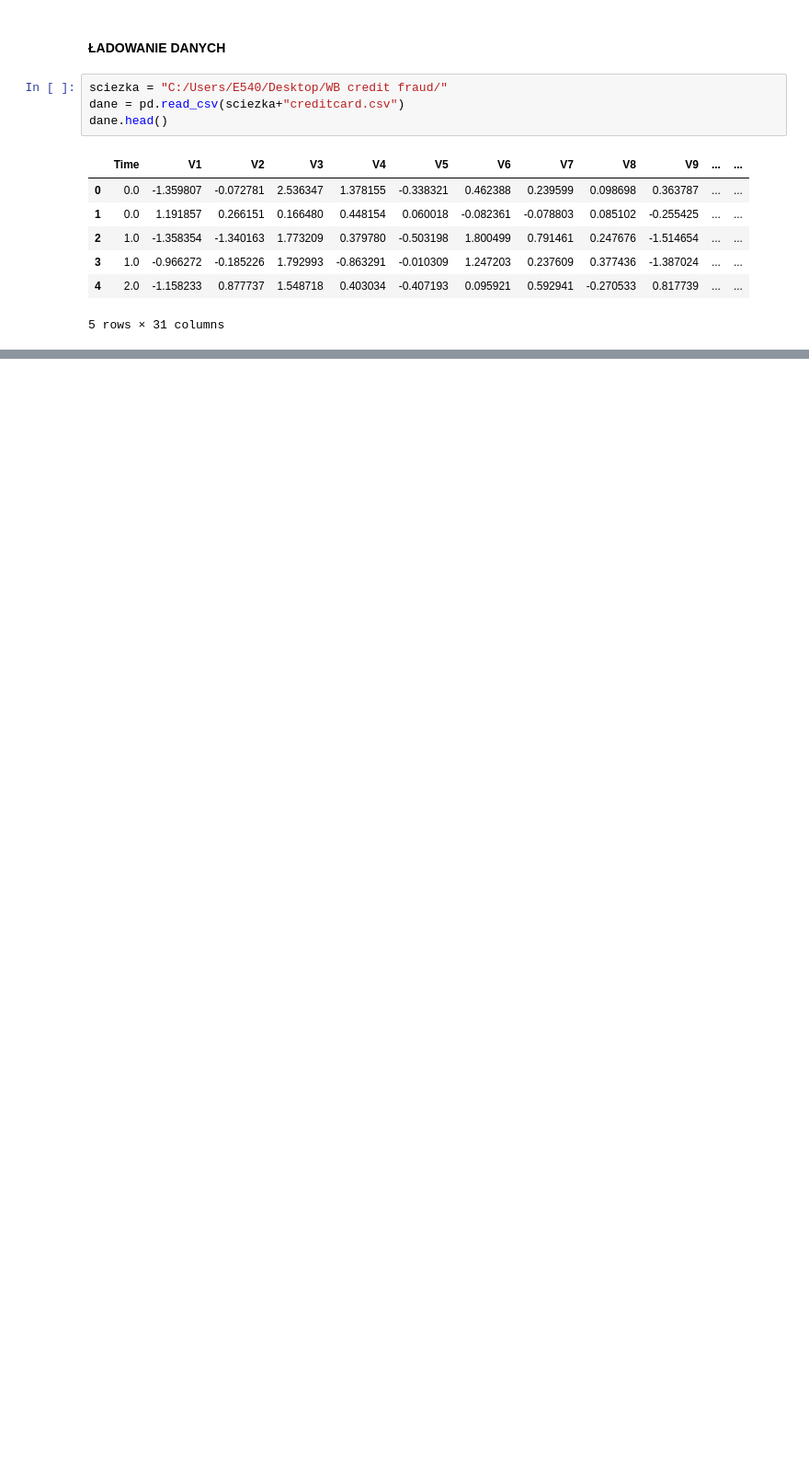
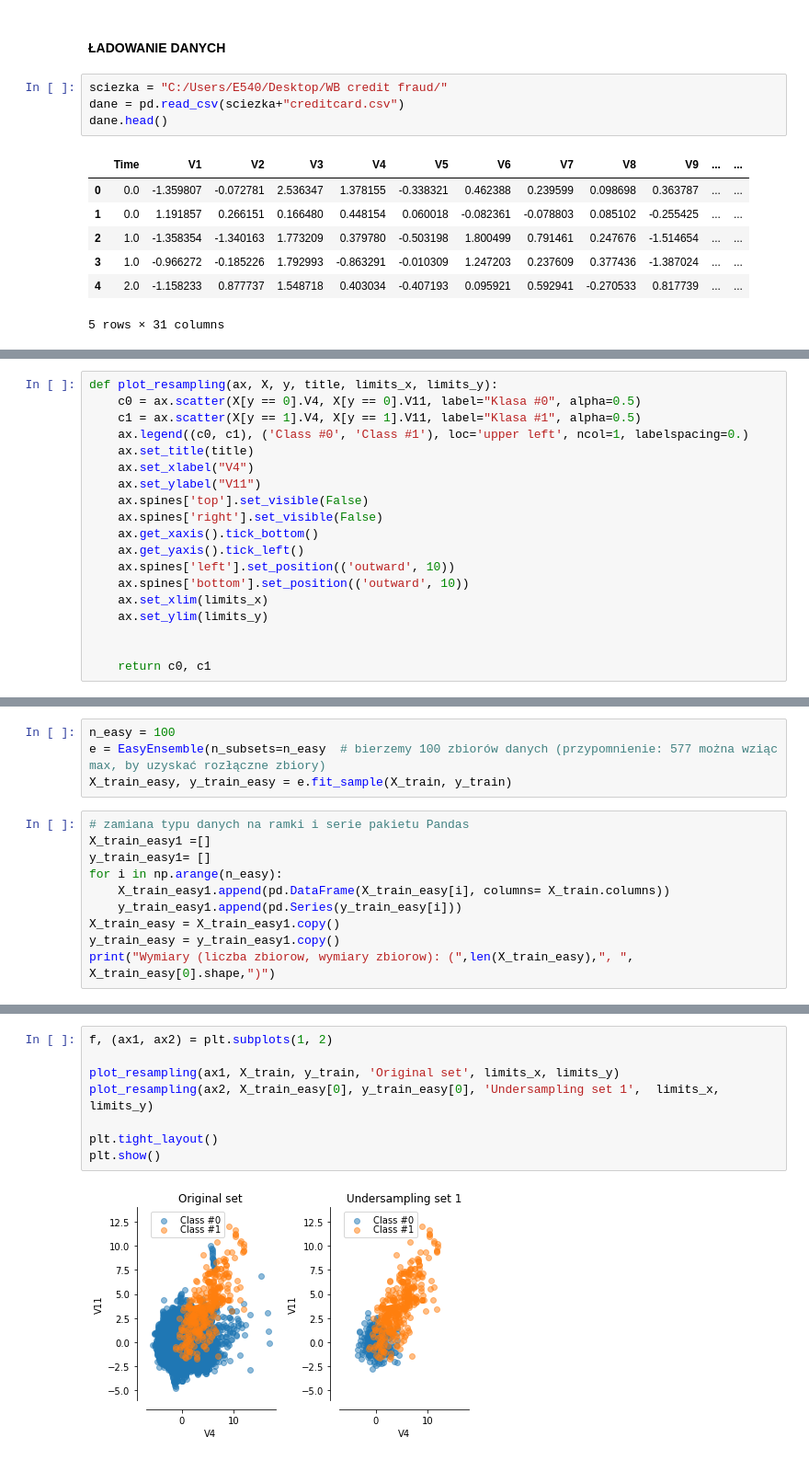
Before and after one commit to flaminka/CreditCardFraud, a Jupyter notebook: WB credit card fraud.ipynb, the cells around one changed output, grey strips where cells are left out. Shown at 92% size. Saved outputs shown, nothing was run; the diff lists cells and outputs as text; blank space fills up the shorter version.

```diff
--- a/WB credit card fraud.ipynb
+++ b/WB credit card fraud.ipynb
@@ -57,0 +80,19 @@ dtype: int64
+# %%
+def plot_resampling(ax, X, y, title, limits_x, limits_y):
+    c0 = ax.scatter(X[y == 0].V4, X[y == 0].V11, label="Klasa #0", alpha=0.5)
+    c1 = ax.scatter(X[y == 1].V4, X[y == 1].V11, label="Klasa #1", alpha=0.5)
+    ax.legend((c0, c1), ('Class #0', 'Class #1'), loc='upper left', ncol=1, labelspacing=0.)
+    ax.set_title(title)
+    ax.set_xlabel("V4")
+    ax.set_ylabel("V11")
+    ax.spines['top'].set_visible(False)
+    ax.spines['right'].set_visible(False)
+    ax.get_xaxis().tick_bottom()
+    ax.get_yaxis().tick_left()
+    ax.spines['left'].set_position(('outward', 10))
+    ax.spines['bottom'].set_position(('outward', 10))
+    ax.set_xlim(limits_x)
+    ax.set_ylim(limits_y)
+
+
+    return c0, c1
@@ -57,0 +217,14 @@ dtype: int64
+# %%
+n_easy = 100
+e = EasyEnsemble(n_subsets=n_easy  # bierzemy 100 zbiorów danych (przypomnienie: 577 można wziąc max, by uzyskać rozłączne zbiory)
+X_train_easy, y_train_easy = e.fit_sample(X_train, y_train)
+# %%
+# zamiana typu danych na ramki i serie pakietu Pandas
+X_train_easy1 =[]
+y_train_easy1= []
+for i in np.arange(n_easy):
+    X_train_easy1.append(pd.DataFrame(X_train_easy[i], columns= X_train.columns))
+    y_train_easy1.append(pd.Series(y_train_easy[i]))
+X_train_easy = X_train_easy1.copy()
+y_train_easy = y_train_easy1.copy()
+print("Wymiary (liczba zbiorow, wymiary zbiorow): (",len(X_train_easy),", ", X_train_easy[0].shape,")")
@@ -57,0 +237,10 @@ dtype: int64
+# %%
+f, (ax1, ax2) = plt.subplots(1, 2)
+
+plot_resampling(ax1, X_train, y_train, 'Original set', limits_x, limits_y)
+plot_resampling(ax2, X_train_easy[0], y_train_easy[0], 'Undersampling set 1',  limits_x, limits_y)
+
+plt.tight_layout()
+plt.show()
+# %% [output]
+[figure, added]
```
Also changed, not shown: parts of 43 cells of this notebook.
